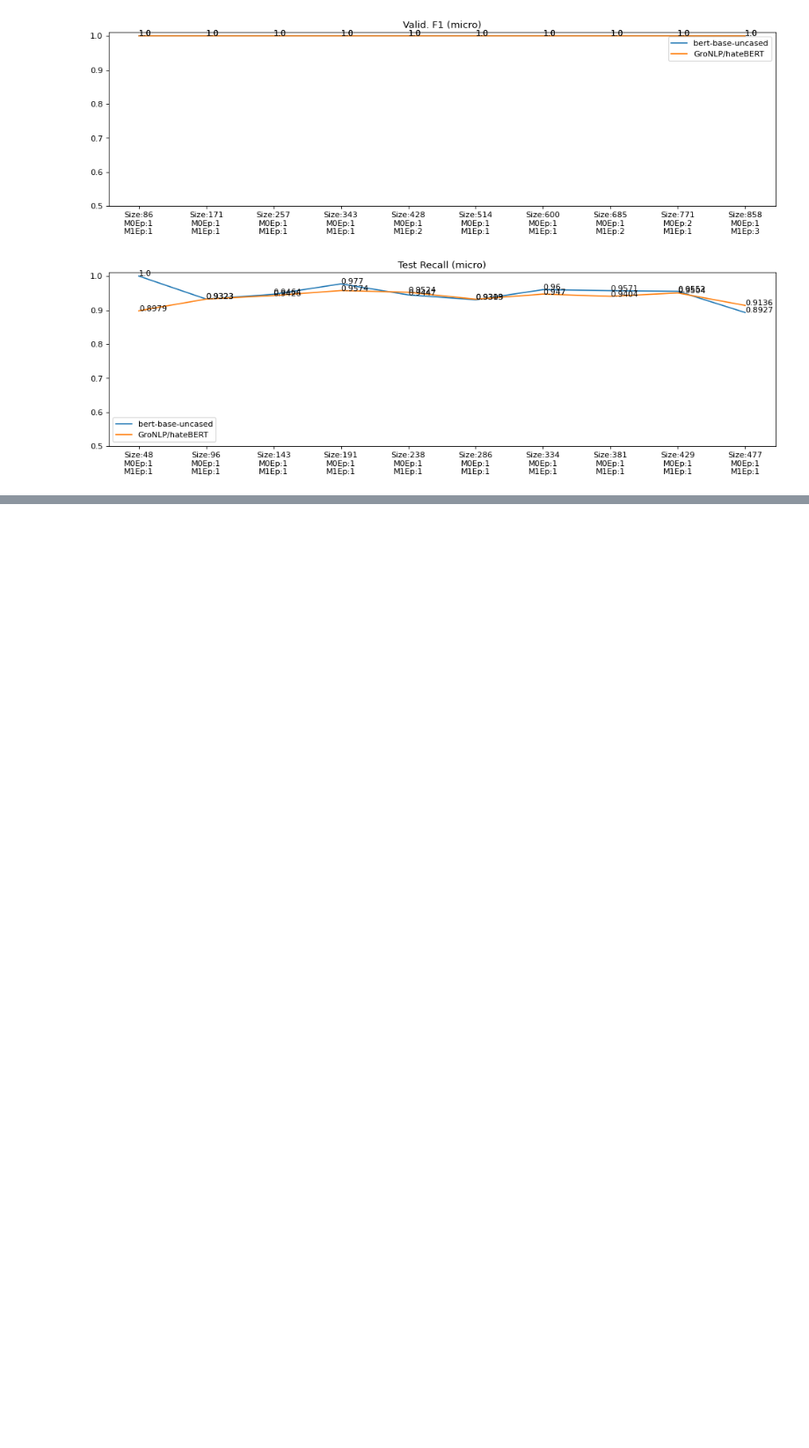
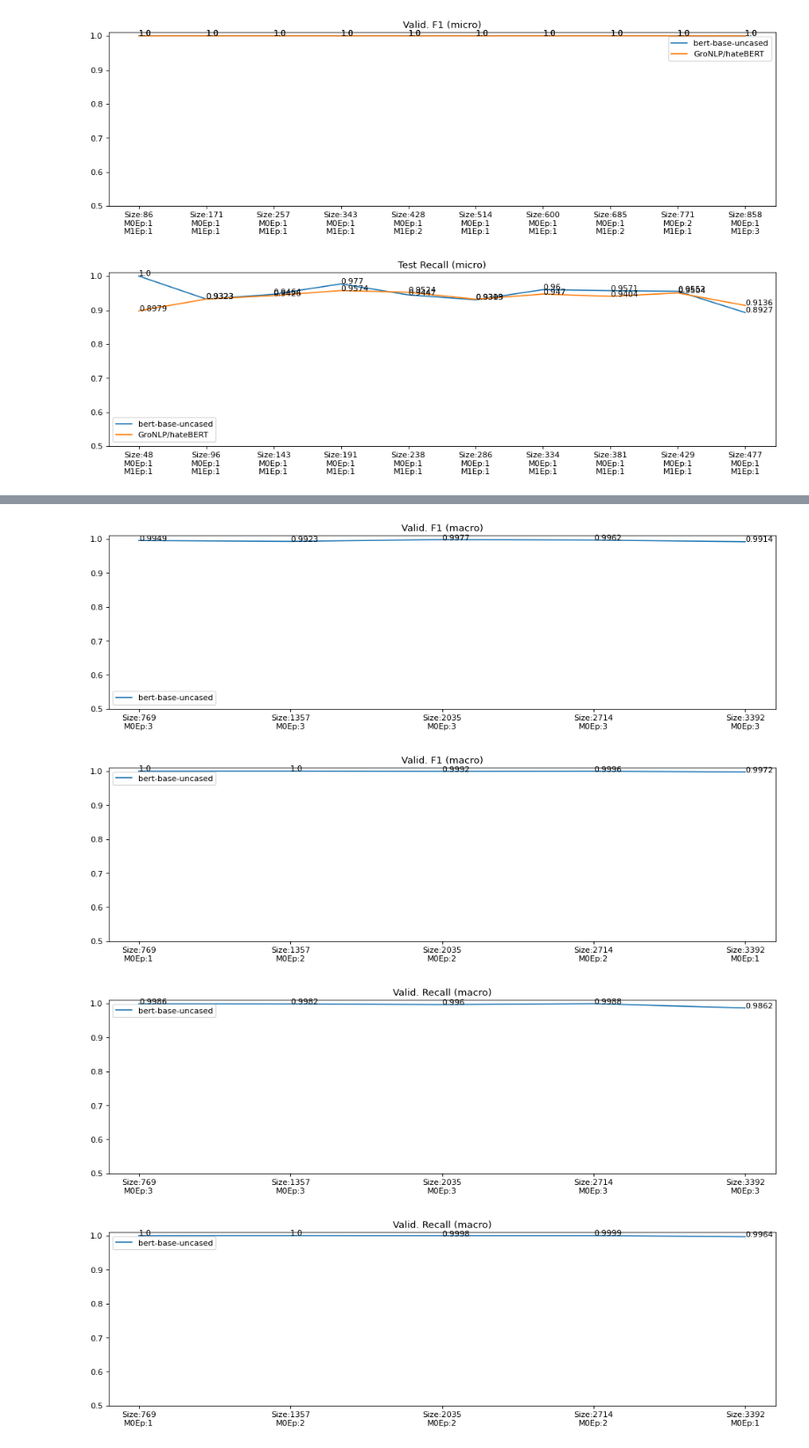
Before and after one commit to IsaacOlguin/AutomatedTraumaDetectionInGCT, a Jupyter notebook: 06_AnalysisOfComparableModels.ipynb, the cells around one changed output, grey strips where cells are left out. Shown at 88% size. Drawn from its saved outputs; the diff is of its cells as text; code cells hidden in the pictures; blank space fills up the shorter version.

Commit message:
Update to the analysis of the models comparison with the data of the model that was trained on the full dataset

```diff
--- a/06_AnalysisOfComparableModels.ipynb
+++ b/06_AnalysisOfComparableModels.ipynb
@@ -451,0 +456,57 @@ for col_val, col_test in zip(columns_val, columns_test):
+# %%
+base_bert_full_ds = "logs/20230202023642_bert-base-uncased-active_learning-binary-epochs3-batchSize8_statistics_model.json"
+
+json_base_bert_8batch_actLrng_wCV_fullDS = gral_utilities.read_json_file(
+                        base_bert_full_ds
+                )
+
+json_lengths_base_bert_full_ds = [
+    { "id_split": 1, "length_training": 2713, "length_validation": 769, "length_test": 377},
+    { "id_split": 2, "length_training": 5427, "length_validation": 1357, "length_test": 754},
+    { "id_split": 3, "length_training": 8141, "length_validation": 2035, "length_test": 1131},
+    { "id_split": 4, "length_training": 10854, "length_validation": 2714, "length_test": 1508},
+    { "id_split": 5, "length_training": 13570, "length_validation": 3392, "length_test": 1885}
+]
+
+df_statistics_bert_base_cv_fullds = mlclassif_utilities.get_df_statistics_model_with_active_training_and_cross_validation(
+    json_base_bert_8batch_actLrng_wCV_fullDS[GLB_ACTIVE_TRAINING],
+    json_lengths_base_bert_full_ds,
+    bert_base_model
+)
+# %%
+columns = ["Valid. F1 (macro)",
+           "Valid. Recall (macro)",
+           "Valid. Recall (micro)",
+           "Valid. F1 (micro)"]
+model_names = [ bert_base_model, hate_bert_model ]
+
+%reload_ext autoreload
+
+for col in columns:
+
+    plot = mlclassif_utilities.draw_statistics_of_models_ac(
+        df_statistics_bert_base_cv_fullds,
+        col,
+        withLabelsInPlot=True,
+        showPlot=True, showScatter=True,
+        _title=col,
+        bestMetricSelection=False,
+        dfHasCrossValidation=True
+    )
+
+    #col_name = col.replace(".", "").replace("(", "-").replace(")", "").replace(" ", "") + "-ALwCV"
+    #mlclassif_utilities.save_plot(plot, path=LCL_PATH_PLOTS, pattern=col_name)
+    plot = mlclassif_utilities.draw_statistics_of_models_ac(
+        df_statistics_bert_base_cv_fullds,
+        col,
+        withLabelsInPlot=True,
+        showPlot=True, showScatter=True,
+        _title=col,
+        bestMetricSelection=True,
+        dfHasCrossValidation=True
+    )
+# %% [output]
+[figure, added]
+[figure, added]
+[figure, added]
+[figure, added]
```
Also changed, not shown: parts of 3 cells of this notebook, 1 other file.
